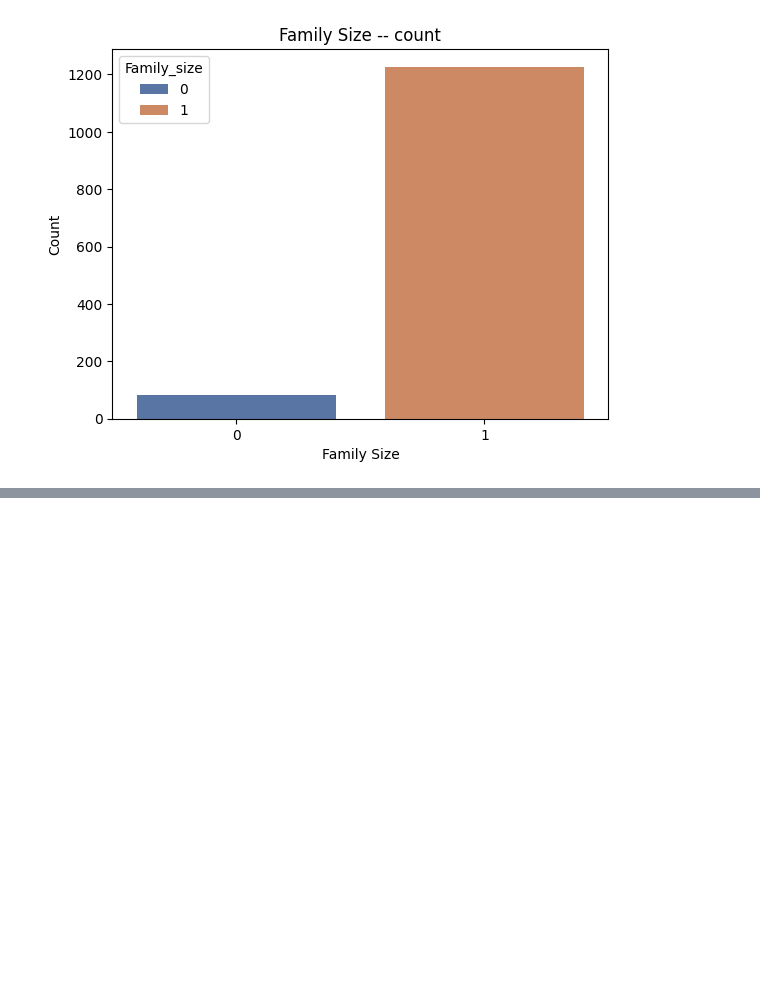
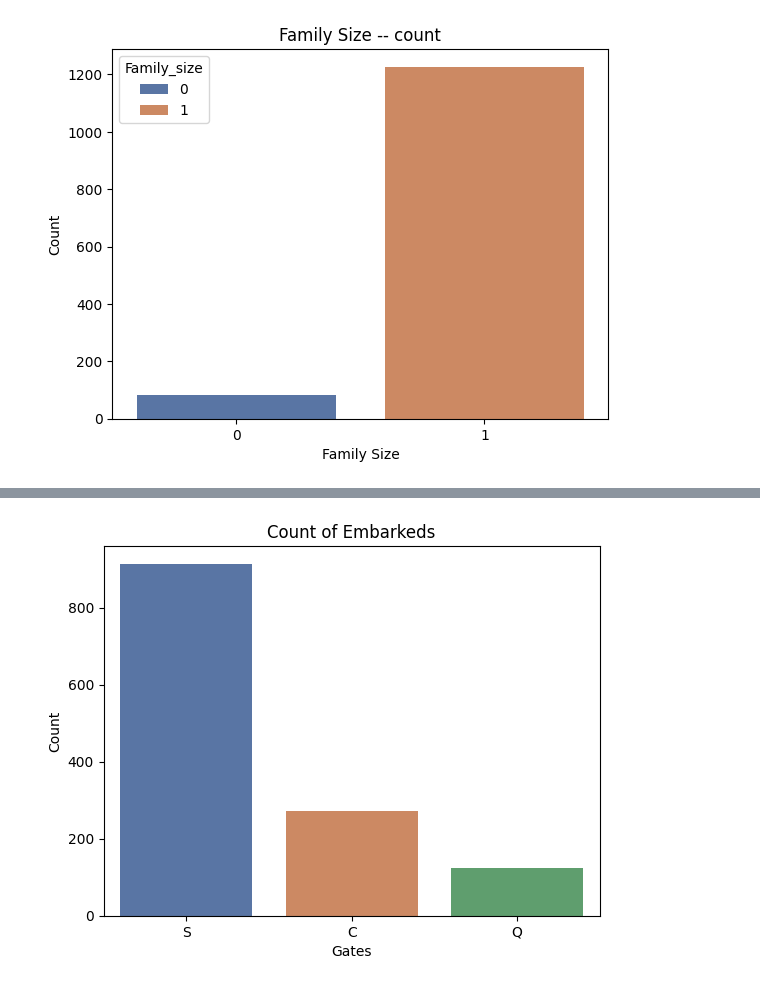
Before and after one commit to MertHasanAslan/titanic_ml, a Jupyter notebook: src/titanic_ml.ipynb, the cells around one changed output, grey strips where cells are left out. Drawn from its saved outputs; the diff is of its cells as text; code cells hidden in the pictures; blank space fills up the shorter version.

Commit message:
Feature Engineering Embarked

```diff
--- a/src/titanic_ml.ipynb
+++ b/src/titanic_ml.ipynb
@@ -695,0 +712,8 @@ plt.show()
+# %%
+sns.countplot(data=full_df, x="Embarked", hue="Embarked", palette="deep")
+plt.xlabel("Gates")
+plt.ylabel("Count")
+plt.title("Count of Embarkeds")
+plt.show()
+# %% [output]
+[figure, added]
```
Also changed, not shown: parts of 3 cells of this notebook.
